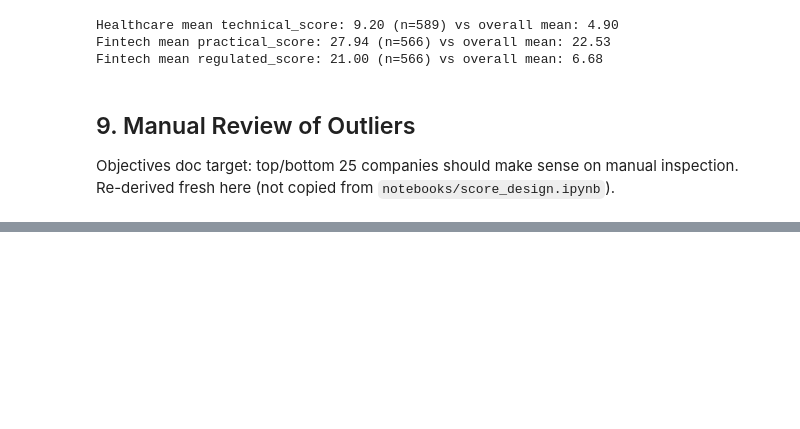
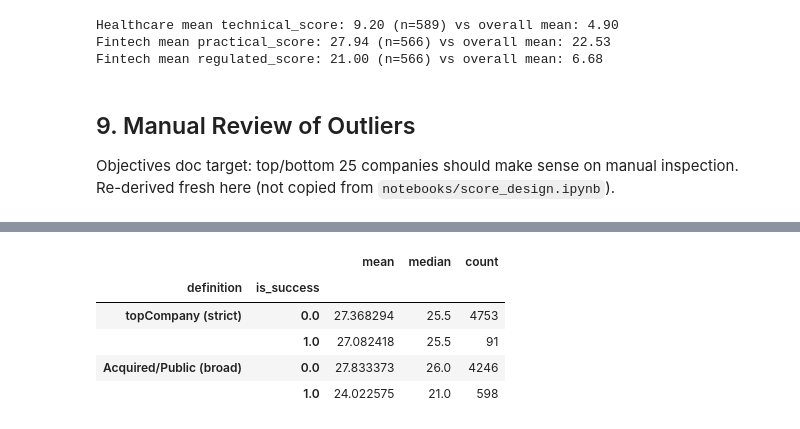
Before and after one commit to Ledsav/y-combinator-analysis, a Jupyter notebook: notebooks/complexity_analysis.ipynb, the cells around one changed output, grey strips where cells are left out. Cells and saved outputs as stored; diff of their text form; code cells hidden in the pictures; blank space fills up the shorter version.

```diff
--- a/notebooks/complexity_analysis.ipynb
+++ b/notebooks/complexity_analysis.ipynb
@@ -17,6 +17,7 @@ bucket_score_cols = [c for c in scores_df.columns if c.endswith("_score") and c
 features_df = pd.read_parquet(REPO_ROOT / "data" / "processed" / "features" / "complexity_features.parquet")
 companies_df = pd.read_csv(REPO_ROOT / "data" / "processed" / "step3_enriched" / "companies_enriched.csv")
 industries_df = pd.read_csv(REPO_ROOT / "data" / "processed" / "step3_enriched" / "industries_enriched.csv")
+badges_df = pd.read_csv(REPO_ROOT / "data" / "processed" / "step3_enriched" / "badges_enriched.csv")
 
 merged = scores_df.merge(companies_df[["id", "teamSize"]], on="id", how="left")
 merged["log_team_size"] = np.log1p(merged["teamSize"])
@@ -24,6 +25,10 @@ merged["log_team_size"] = np.log1p(merged["teamSize"])
 feature_cols = [c for c in features_df.columns if c not in ("id", "slug", "name", "batch", "status") and c not in scores_df.columns]
 merged = merged.merge(features_df[["id"] + feature_cols], on="id", how="left")
 
+top_company_ids = set(badges_df.loc[badges_df["badge"] == "topCompany", "id"])
+merged["is_top_company"] = merged["id"].isin(top_company_ids).astype(float)
+merged["is_acquired_or_public"] = merged["status"].isin(["Acquired", "Public"]).astype(float)
+
 industry_merged = scores_df.merge(industries_df, on="id", how="left")
 
 merged.shape, industry_merged.shape
@@ -270 +303,17 @@ bottom_25
+# %%
+success_group_means = pd.concat(
+    {
+        "topCompany (strict)": merged.groupby("is_top_company")["complexity_score"].agg(["mean", "median", "count"]),
+        "Acquired/Public (broad)": merged.groupby("is_acquired_or_public")["complexity_score"].agg(["mean", "median", "count"]),
+    },
+    names=["definition", "is_success"],
+)
+success_group_means
+# %% [output]
+|  |  | mean | median | count |
+| definition | is_success |  |  |  |
+| topCompany (strict) | 0.0 | 27.368294 | 25.5 | 4753 |
+|  | 1.0 | 27.082418 | 25.5 | 91 |
+| Acquired/Public (broad) | 0.0 | 27.833373 | 26.0 | 4246 |
+|  | 1.0 | 24.022575 | 21.0 | 598 |
 # %% [markdown]
```
Also changed, not shown: parts of 5 cells of this notebook, 9 other files.
